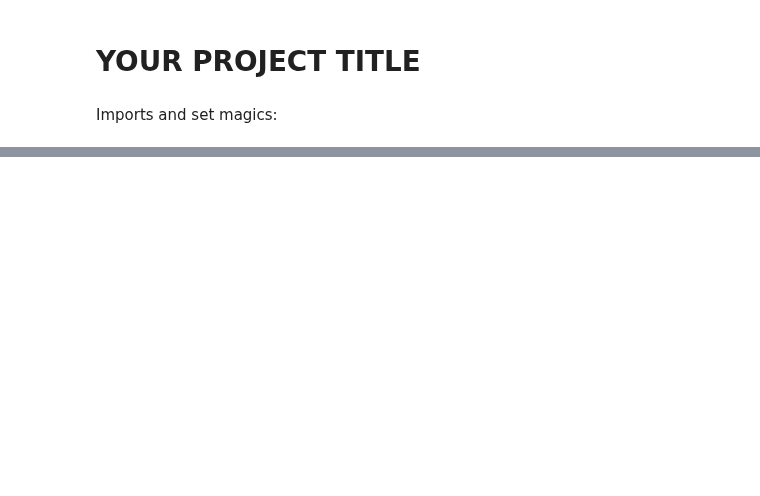
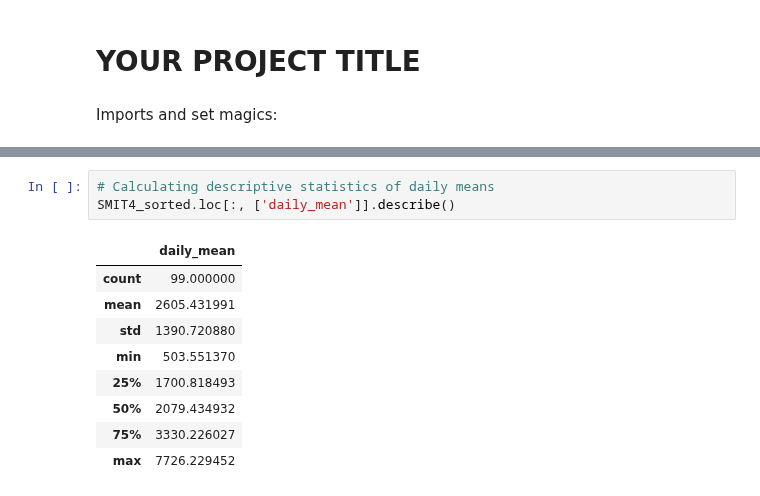
Before and after one commit to NumEconCopenhagen/projects-2023-vennerne, a Jupyter notebook: dataproject/dataproject.ipynb, the cells around one changed output, grey strips where cells are left out. Saved outputs shown, nothing was run; the diff lists cells and outputs as text; blank space fills up the shorter version.

```diff
--- a/dataproject/dataproject.ipynb
+++ b/dataproject/dataproject.ipynb
@@ -148 +160,14 @@ SMIT4_sorted.head(200)
+# %%
+# Calculating descriptive statistics of daily means
+SMIT4_sorted.loc[:, ['daily_mean']].describe()
+# %% [output]
+|  | daily_mean |
+| count | 99.000000 |
+| mean | 2605.431991 |
+| std | 1390.720880 |
+| min | 503.551370 |
+| 25% | 1700.818493 |
+| 50% | 2079.434932 |
+| 75% | 3330.226027 |
+| max | 7726.229452 |
 # %%
```
Also changed, not shown: parts of 11 cells of this notebook, 3 other files.
